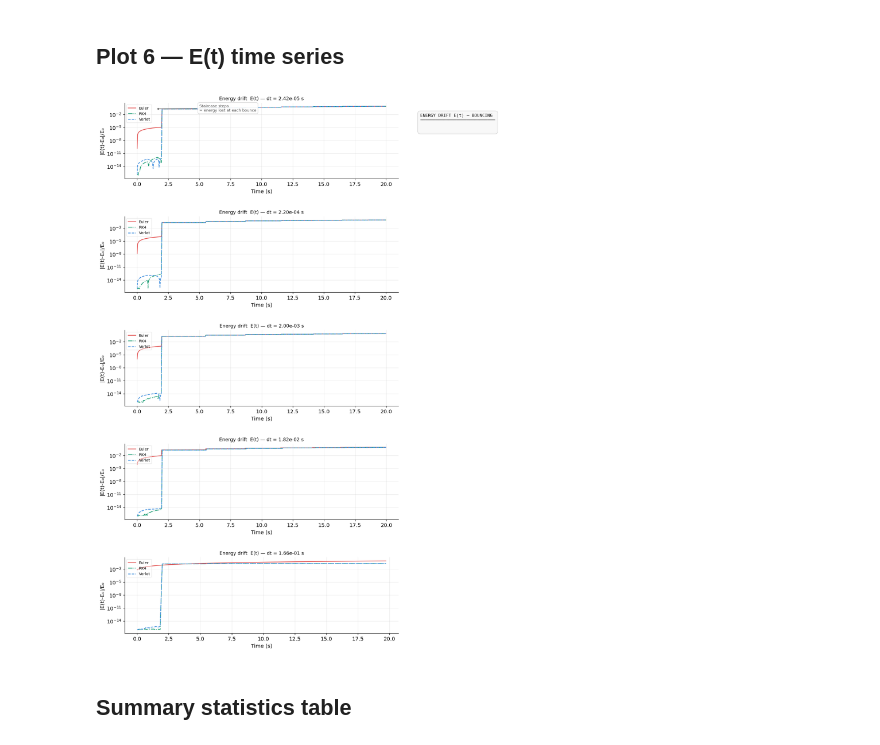
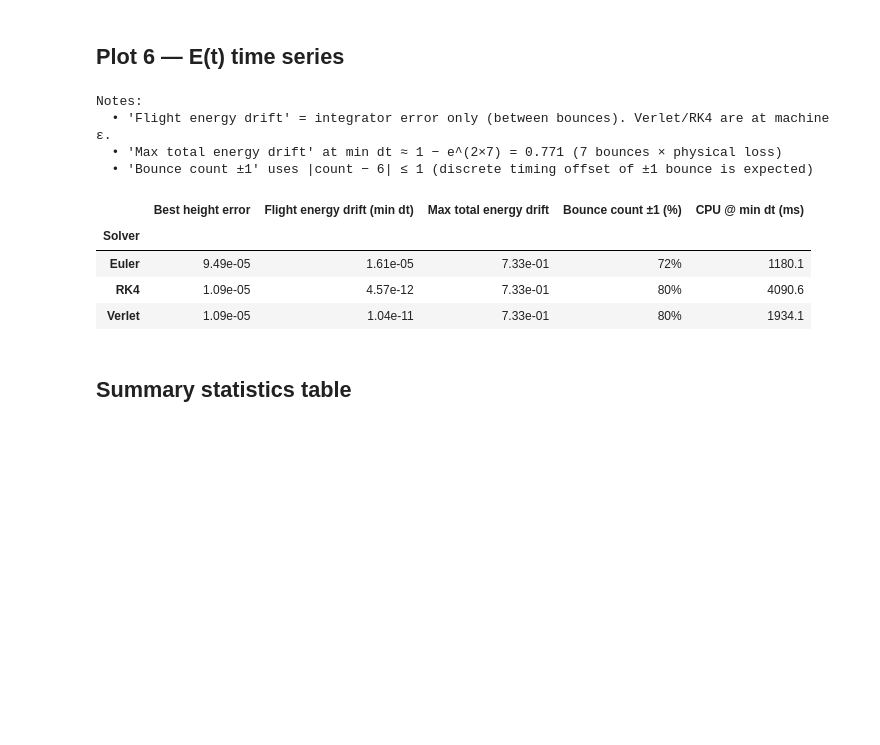
Before and after one commit to TomLaclavere/3DPhysicsEngine, a Jupyter notebook: benchmarks/Bouncing/benchmark_analysis.ipynb, the cells around one changed output. Cells and saved outputs as stored; diff of their text form; code cells hidden in the pictures; blank space fills up the shorter version.

```diff
--- a/benchmarks/Bouncing/benchmark_analysis.ipynb
+++ b/benchmarks/Bouncing/benchmark_analysis.ipynb
@@ -391,49 +602,39 @@ Analytical expected bounces in 20 s: 6
 [figure]
 # %% [markdown]
 ## Plot 6 — E(t) time series
-# %%
-dt_values = sorted(ede["dt"].unique())
-n_dt      = len(dt_values)
-
-fig = plt.figure(figsize=(16, 4.0 * n_dt))
-gs  = GridSpec(n_dt, 2, figure=fig, width_ratios=[2, 1], hspace=0.5, wspace=0.08)
-
-# Shared notes panel
-ax_notes = fig.add_subplot(gs[:, 1])
-ax_notes.axis("off")
-notes = (
-    "ENERGY DRIFT E(t) — BOUNCING\n"
-    "─────────────────────────────\n\n"
-)
-ax_notes.text(0.04, 0.98, notes, transform=ax_notes.transAxes,
-              fontsize=9, va="top", family="monospace",
-              bbox=dict(boxstyle="round,pad=0.6", fc="#f8f8f8", ec="#cccccc", lw=0.8))
-
-for i, dt_val in enumerate(dt_values):
-    ax = fig.add_subplot(gs[i, 0])
-    subset = ede[ede["dt"] == dt_val]
-
-    for solver, grp in subset.groupby("solver"):
-        s = SOLVER_STYLE[solver]
-        grp = grp.sort_values("time")
-        ax.semilogy(grp["time"], grp["energy_drift"].clip(lower=1e-16),
-                    color=s["color"], ls=s["ls"], linewidth=1.4, label=solver)
-
-    ax.set_title(f"Energy drift  E(t) — dt = {dt_val:.2e} s", fontsize=10)
-    ax.set_xlabel("Time (s)")
-    ax.set_ylabel("|E(t)-E₀|/E₀")
-    ax.legend(fontsize=8, framealpha=0.4, loc="upper left")
-
-    if i == 0:
-        ax.annotate("Staircase steps\n= energy lost at each bounce",
-                    xy=(1.5, 0.18), xytext=(5, 0.05),
-                    arrowprops=dict(arrowstyle="->", color="#555", lw=1),
-                    color="#555", fontsize=8, bbox=ABOX)
-
-
-plt.savefig("plot_energy_time_series.png", dpi=150, bbox_inches="tight")
-plt.show()
-# %% [output]
-[figure, removed]
+# %%
+rows = []
+for solver, grp in df.groupby("solver"):
+    best_row  = grp.loc[grp["dt"].idxmin()]
+    worst_row = grp.loc[grp["dt"].idxmax()]
+
+    # Bounce count: accept ±1 tolerance (discrete timing never gives exactly N)
+    stable_pct = (abs(grp["bounce_count"] - expected_n) <= 1).mean() * 100
+
+    rows.append({
+        "Solver":                       solver,
+        "Best height error":            f"{best_row['max_height_error']:.2e}",
+        "Flight energy drift (min dt)": f"{best_row['max_flight_energy_drift']:.2e}",
+        "Max total energy drift":       f"{best_row['max_energy_drift']:.2e}",
+        "Bounce count ±1 (%)":          f"{stable_pct:.0f}%",
+        "CPU @ min dt (ms)":            f"{best_row['cpu_ms']:.1f}",
+    })
+
+summary = pd.DataFrame(rows).set_index("Solver")
+print("Notes:")
+print(f"  • 'Flight energy drift' = integrator error only (between bounces). Verlet/RK4 are at machine ε.")
+print(f"  • 'Max total energy drift' at min dt ≈ 1 − e^(2×7) = {1-RESTITUTION**(2*7):.3f} (7 bounces × physical loss)")
+print(f"  • 'Bounce count ±1' uses |count − {expected_n}| ≤ 1 (discrete timing offset of ±1 bounce is expected)\n")
+summary
+# %% [output]
+Notes:
+  • 'Flight energy drift' = integrator error only (between bounces). Verlet/RK4 are at machine ε.
+  • 'Max total energy drift' at min dt ≈ 1 − e^(2×7) = 0.771 (7 bounces × physical loss)
+  • 'Bounce count ±1' uses |count − 6| ≤ 1 (discrete timing offset of ±1 bounce is expected)
+|  | Best height error | Flight energy drift (min dt) | Max total energy drift | Bounce count ±1 (%) | CPU @ min dt (ms) |
+| Solver |  |  |  |  |  |
+| Euler | 9.49e-05 | 1.61e-05 | 7.33e-01 | 72% | 1180.1 |
+| RK4 | 1.09e-05 | 4.57e-12 | 7.33e-01 | 80% | 4090.6 |
+| Verlet | 1.09e-05 | 1.04e-11 | 7.33e-01 | 80% | 1934.1 |
 # %% [markdown]
 ## Summary statistics table
```
Also changed, not shown: parts of 9 cells of this notebook, 18 other files.
